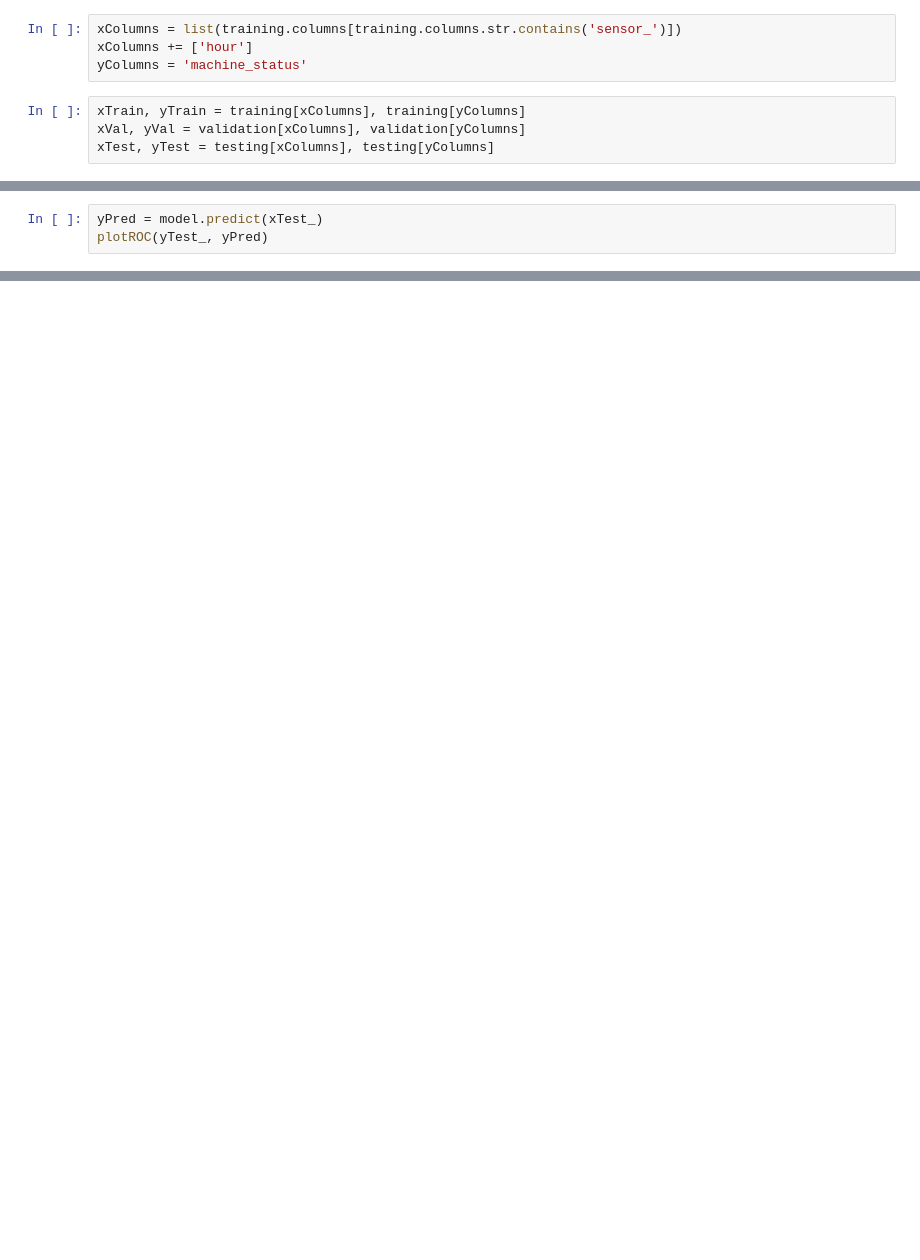
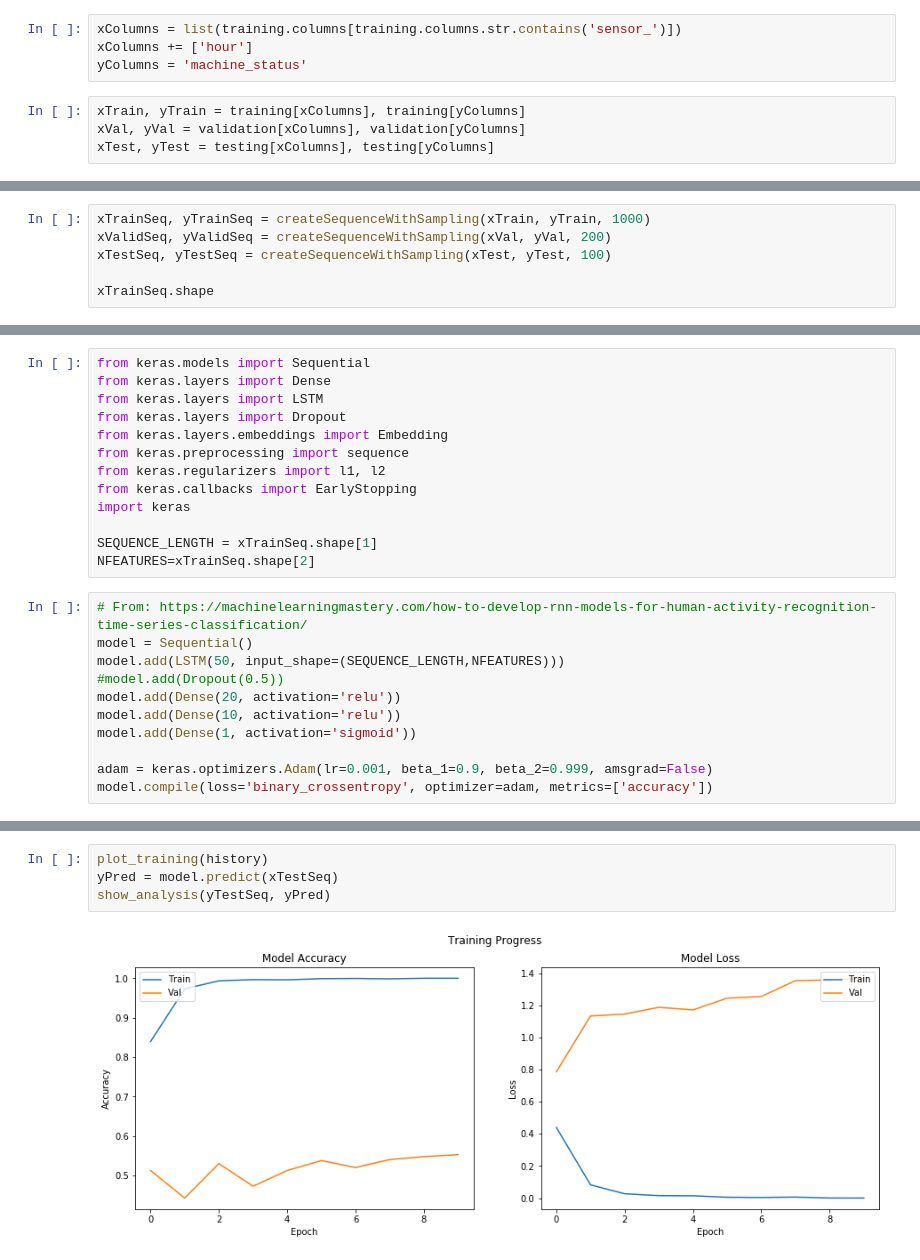
Before and after one commit to mapa17/air-de-jeux, a Jupyter notebook: crossworks-pm/1 - Predictive Maintenance - Modeling.ipynb, the cells around one changed output, grey strips where cells are left out. Cells and saved outputs as stored; diff of their text form; blank space fills up the shorter version.

Commit message:
Adding work on Model notebook

```diff
--- a/crossworks-pm/1 - Predictive Maintenance - Modeling.ipynb
+++ b/crossworks-pm/1 - Predictive Maintenance - Modeling.ipynb
@@ -391,3 +67,0 @@ Epoch 25/25
-# %%
-yPred = model.predict(xTest_)
-plotROC(yTest_, yPred)
@@ -398,0 +155,6 @@ Model: ROC AUC=0.500
+# %%
+xTrainSeq, yTrainSeq = createSequenceWithSampling(xTrain, yTrain, 1000)
+xValidSeq, yValidSeq = createSequenceWithSampling(xVal, yVal, 200)
+xTestSeq, yTestSeq = createSequenceWithSampling(xTest, yTest, 100)
+
+xTrainSeq.shape
@@ -398,0 +345,24 @@ Model: ROC AUC=0.500
+# %%
+from keras.models import Sequential
+from keras.layers import Dense
+from keras.layers import LSTM
+from keras.layers import Dropout
+from keras.layers.embeddings import Embedding
+from keras.preprocessing import sequence
+from keras.regularizers import l1, l2
+from keras.callbacks import EarlyStopping
+import keras
+
+SEQUENCE_LENGTH = xTrainSeq.shape[1]
+NFEATURES=xTrainSeq.shape[2]
+# %%
+# From: https://machinelearningmastery.com/how-to-develop-rnn-models-for-human-activity-recognition-time-series-classification/
+model = Sequential()
+model.add(LSTM(50, input_shape=(SEQUENCE_LENGTH,NFEATURES)))
+#model.add(Dropout(0.5))
+model.add(Dense(20, activation='relu'))
+model.add(Dense(10, activation='relu'))
+model.add(Dense(1, activation='sigmoid'))
+
+adam = keras.optimizers.Adam(lr=0.001, beta_1=0.9, beta_2=0.999, amsgrad=False)
+model.compile(loss='binary_crossentropy', optimizer=adam, metrics=['accuracy'])
@@ -398,0 +389,6 @@ Model: ROC AUC=0.500
+# %%
+plot_training(history)
+yPred = model.predict(xTestSeq)
+show_analysis(yTestSeq, yPred)
+# %% [output]
+[figure, added]
```
Also changed, not shown: parts of 60 cells of this notebook, 9 other files.
